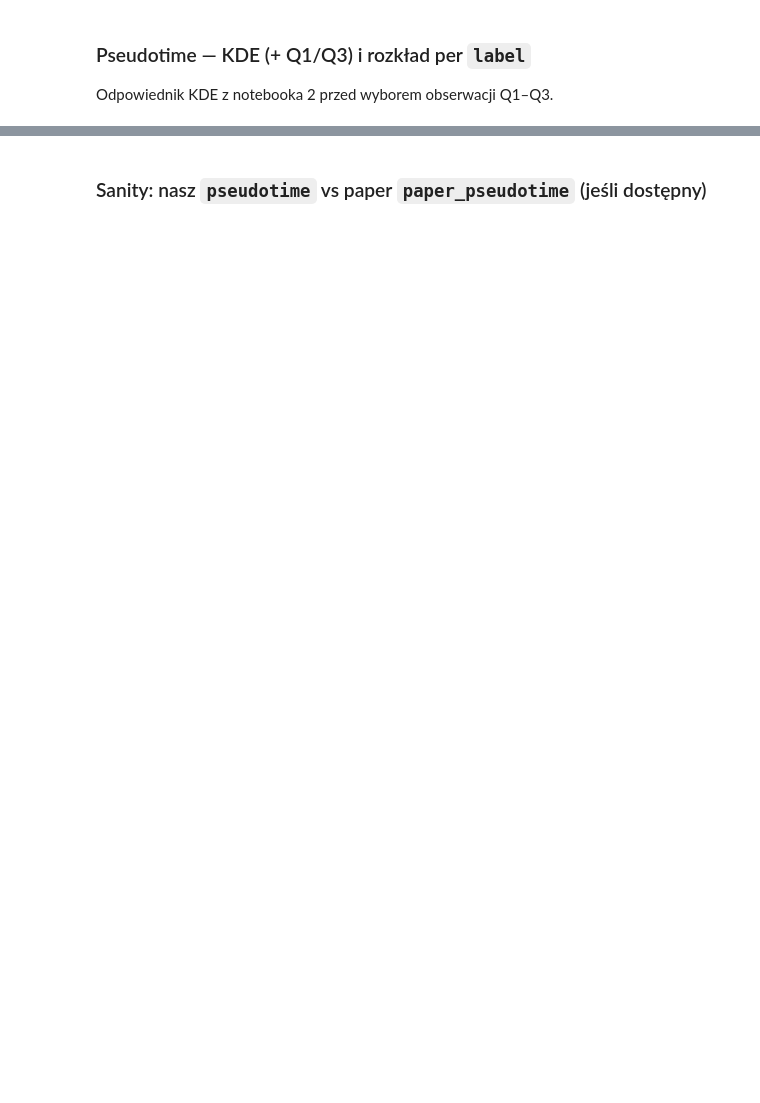
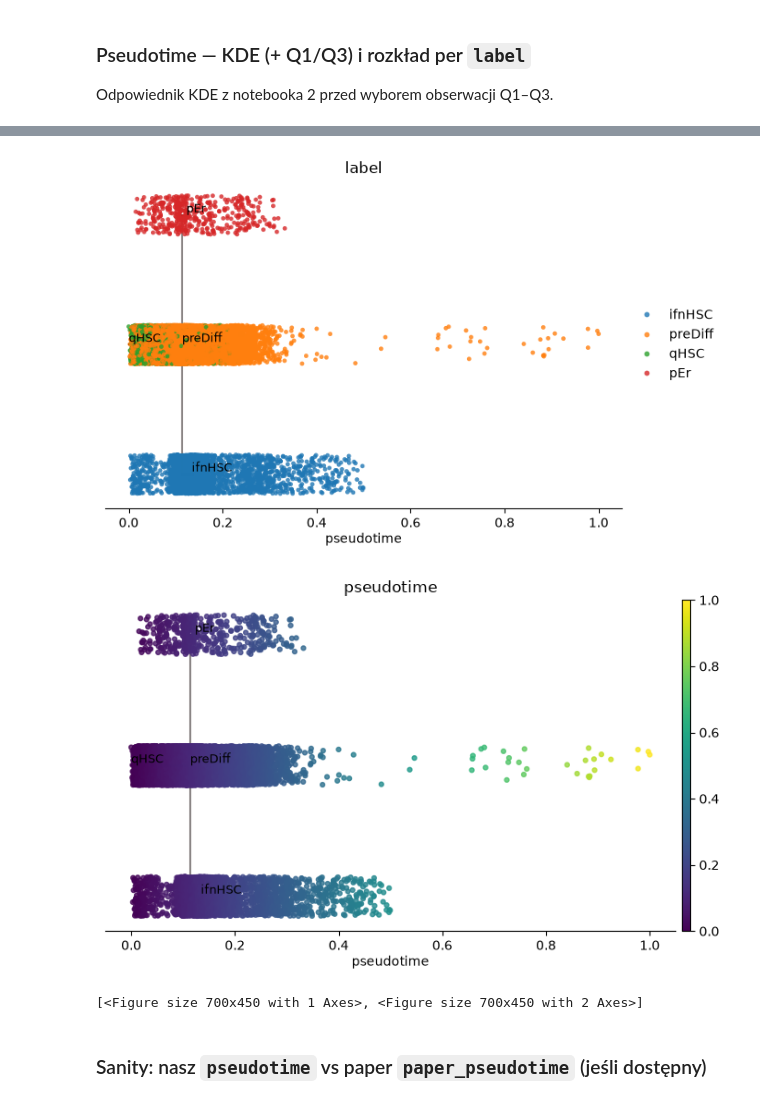
Before and after one commit to jktmal/scBoolNet, a Jupyter notebook: 4. Trajectory Inference.ipynb, the cells around one changed output, grey strips where cells are left out. Cells and saved outputs as stored; diff of their text form; code cells hidden in the pictures; blank space fills up the shorter version.

```diff
--- a/4. Trajectory Inference.ipynb
+++ b/4. Trajectory Inference.ipynb
@@ -443,3 +524,31 @@ plt.show()
+# %%
+import sys
+from pathlib import Path
+
+_ROOT = Path.cwd()
+if str(_ROOT) not in sys.path:
+    sys.path.insert(0, str(_ROOT))
+
+from src.utils.plot_streamlike import plot_streamlike
+
+plot_streamlike(
+    adata,
+    root=adata.uns.get("root_state"),
+    color=["label", "pseudotime"],
+    state_key="label",
+    pt_key="pseudotime",
+    edges=adata.uns.get("trajectory_edges"),
+    show_graph=True,
+    show_text=True,
+    save_fig=True,
+    fig_path=FIGURES_DIR,
+    fig_format="png",
+    show=True,
+)
+# %% [output]
+[figure, added]
+[figure, added]
+[<Figure size 700x450 with 1 Axes>, <Figure size 700x450 with 2 Axes>]
 # %% [markdown]
 ### Sanity: nasz `pseudotime` vs paper `paper_pseudotime` (jeśli dostępny)
 # %%
```
Also changed, not shown: parts of 19 cells of this notebook.
